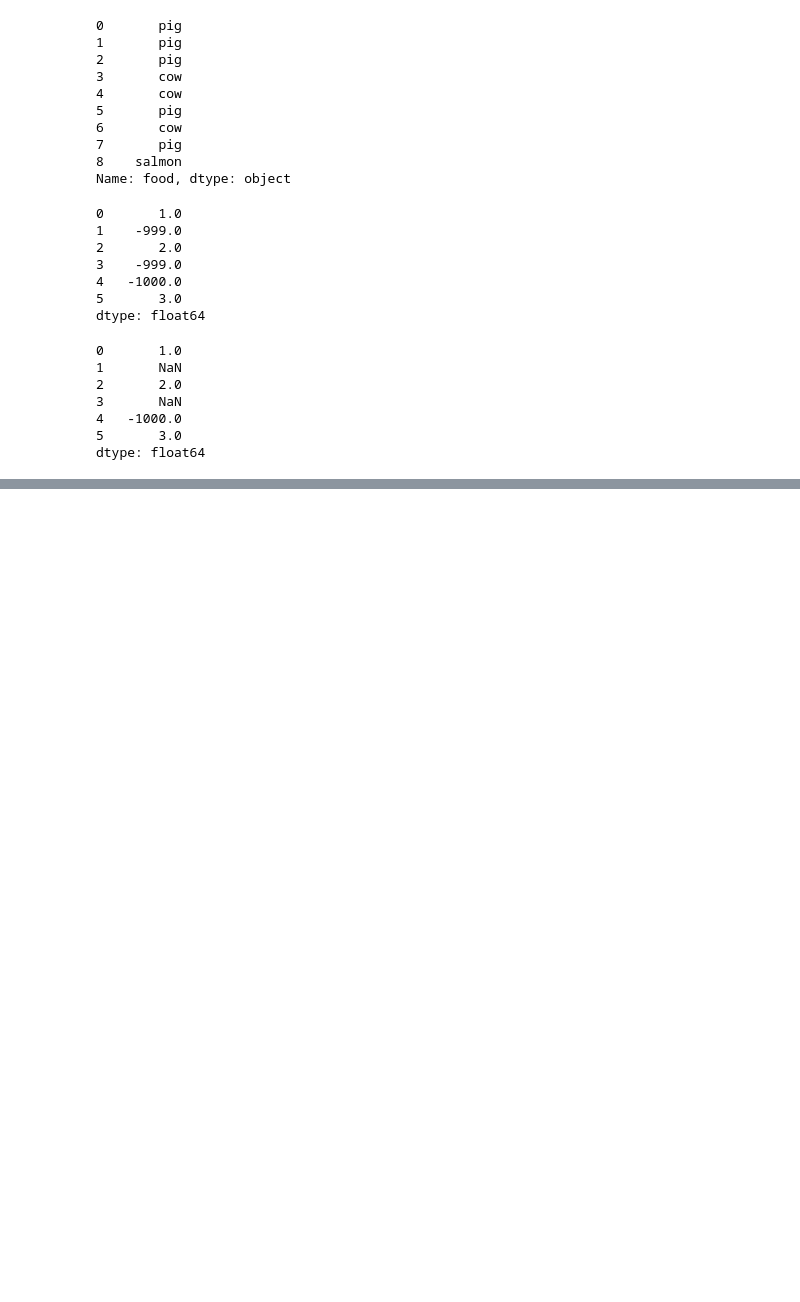
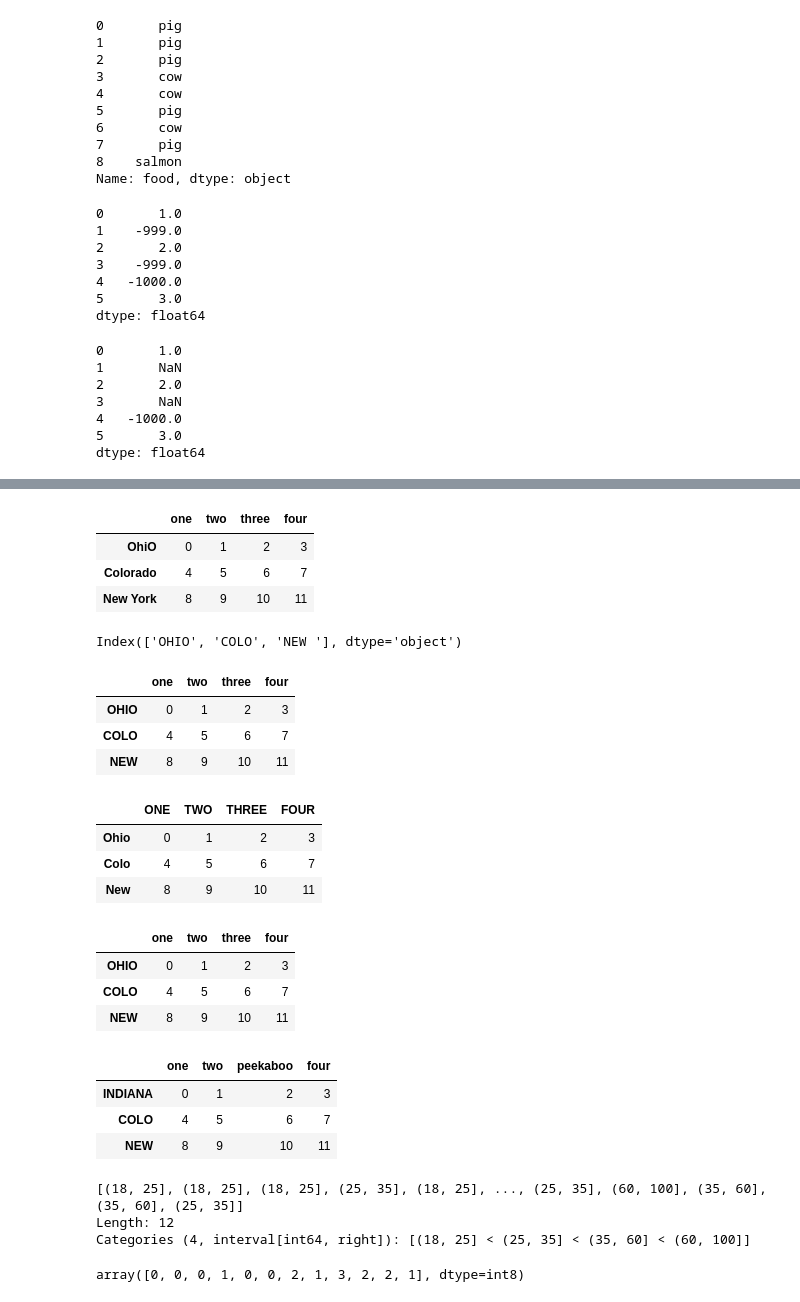
Before and after one commit to JohnLocke/Python-for-Data-Analysis, a Jupyter notebook: ch07.ipynb, the cells around one changed output, grey strips where cells are left out. Cells and saved outputs as stored; diff of their text form; code cells hidden in the pictures; blank space fills up the shorter version.

```diff
--- a/ch07.ipynb
+++ b/ch07.ipynb
@@ -426,0 +457,11 @@ dtype: float64
+# %%
+data = pd.DataFrame(np.arange(12).reshape((3, 4)),
+                    index=["OhiO", "Colorado", "New York"],
+                    columns=["one", "two", "three", "four"])
+# %%
+data
+# %% [output]
+|  | one | two | three | four |
+| OhiO | 0 | 1 | 2 | 3 |
+| Colorado | 4 | 5 | 6 | 7 |
+| New York | 8 | 9 | 10 | 11 |
@@ -426,0 +471,4 @@ dtype: float64
+# %%
+data.index.map(transform)
+# %% [output]
+Index(['OHIO', 'COLO', 'NEW '], dtype='object')
@@ -426,0 +477,29 @@ dtype: float64
+# %%
+data
+# %% [output]
+|  | one | two | three | four |
+| OHIO | 0 | 1 | 2 | 3 |
+| COLO | 4 | 5 | 6 | 7 |
+| NEW | 8 | 9 | 10 | 11 |
+# %%
+data.rename(index=str.title, columns=str.upper)
+# %% [output]
+|  | ONE | TWO | THREE | FOUR |
+| Ohio | 0 | 1 | 2 | 3 |
+| Colo | 4 | 5 | 6 | 7 |
+| New | 8 | 9 | 10 | 11 |
+# %%
+data # create a transformed version of a dataset without modifying the original.
+# %% [output]
+|  | one | two | three | four |
+| OHIO | 0 | 1 | 2 | 3 |
+| COLO | 4 | 5 | 6 | 7 |
+| NEW | 8 | 9 | 10 | 11 |
+# %%
+data.rename(index={"OHIO": "INDIANA"},
+            columns={"three": "peekaboo"})
+# %% [output]
+|  | one | two | peekaboo | four |
+| INDIANA | 0 | 1 | 2 | 3 |
+| COLO | 4 | 5 | 6 | 7 |
+| NEW | 8 | 9 | 10 | 11 |
@@ -426,0 +512,12 @@ dtype: float64
+# %%
+age_categories
+# %% [output]
+[(18, 25], (18, 25], (18, 25], (25, 35], (18, 25], ..., (25, 35], (60, 100], (35, 60], (35, 60], (25, 35]]
+Length: 12
+Categories (4, interval[int64, right]): [(18, 25] < (25, 35] < (35, 60] < (60, 100]]
+# %%
+# Outputs an array that represents the category each data point belongs to.
+# Each number corresponds to the position of the interval in the category list.
+age_categories.codes
+# %% [output]
+array([0, 0, 0, 1, 0, 0, 2, 1, 3, 2, 2, 1], dtype=int8)
```
Also changed, not shown: parts of 23 cells of this notebook.
